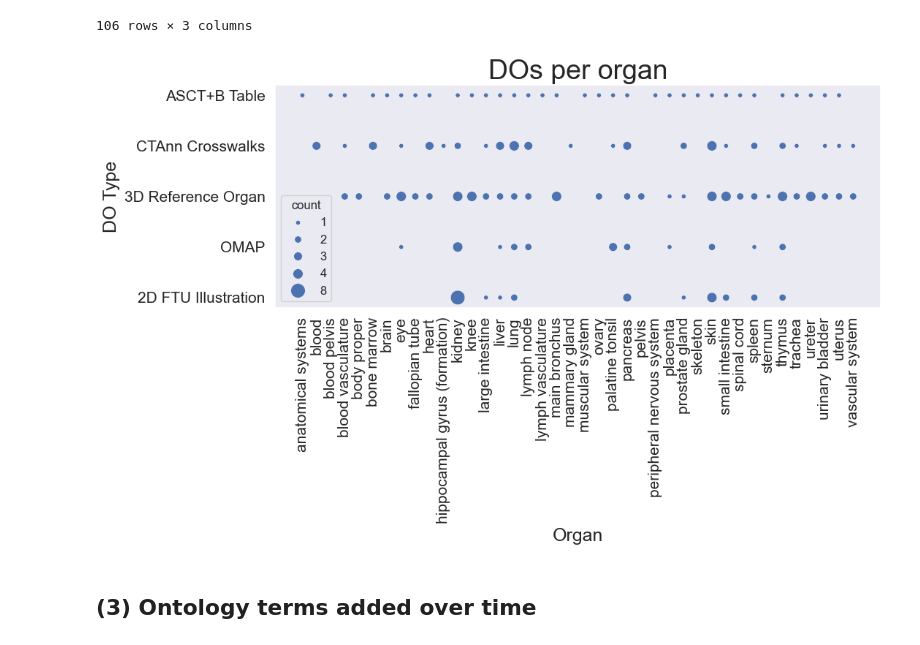
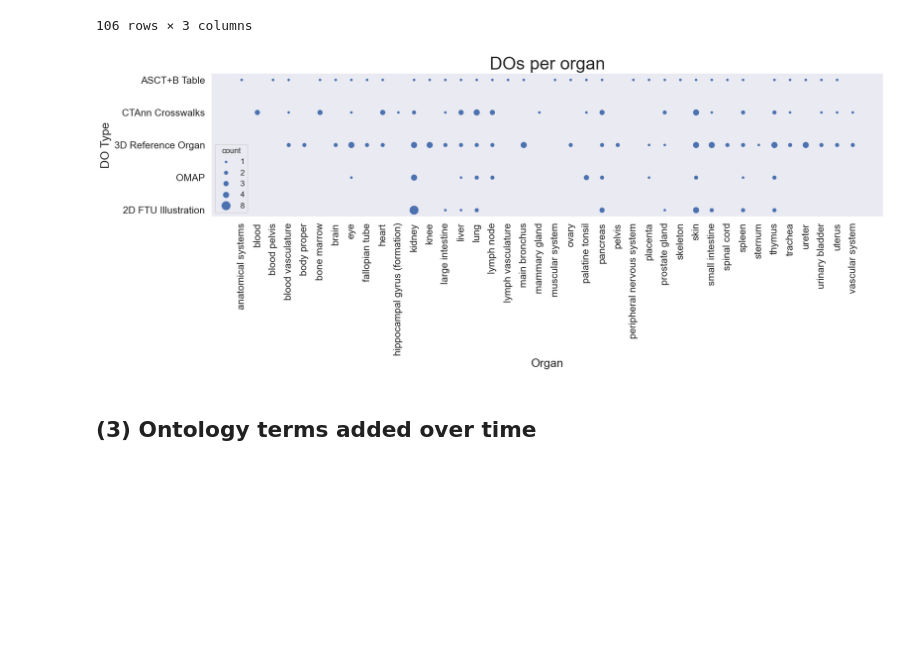
Before and after one commit to cns-iu/hra-kg-supporting-information, a Jupyter notebook: notebooks/hra-kg-technical-validation.ipynb, the cells around one changed output. Drawn from its saved outputs; the diff is of its cells as text; code cells hidden in the pictures; blank space fills up the shorter version.

```diff
--- a/notebooks/hra-kg-technical-validation.ipynb
+++ b/notebooks/hra-kg-technical-validation.ipynb
@@ -245,35 +248,38 @@ dos_per_organ
 # vega-lite spec: https://cdn.humanatlas.io/hra-dashboard-data/data/digital-objects-per-organ.vl.json
 
 dos_per_organ
 
 color_map = sns.choose_colorbrewer_palette("YlGnBu", as_cmap=True)
 
 # Create the line plot
-sns.scatterplot(
+g = sns.scatterplot(
     data=dos_per_organ,
    x="organ",
    y="type",
    size="count",
    sizes=(20, 200)
 )
+
+# increase figure size to accommodate facet grid
+g.figure.set_size_inches(17, 7)
 
 # Customize the plot
 plt.title('DOs per organ')
 plt.xlabel('Organ')
 plt.ylabel('DO Type')
 
 # Rotate x-axis labels for better readability
 plt.xticks(rotation=90)
 
 # Remove the grid
 plt.grid(False)
 
 # Adjust layout to prevent label cutoff
 plt.tight_layout()
 
 plt.show()
 # %% [output]
-[figure, old version]
+[figure, new version]
 # %% [markdown]
 ## (3) Ontology terms added over time
 # %%
```
Also changed, not shown: parts of 16 cells of this notebook, 1 other file.
